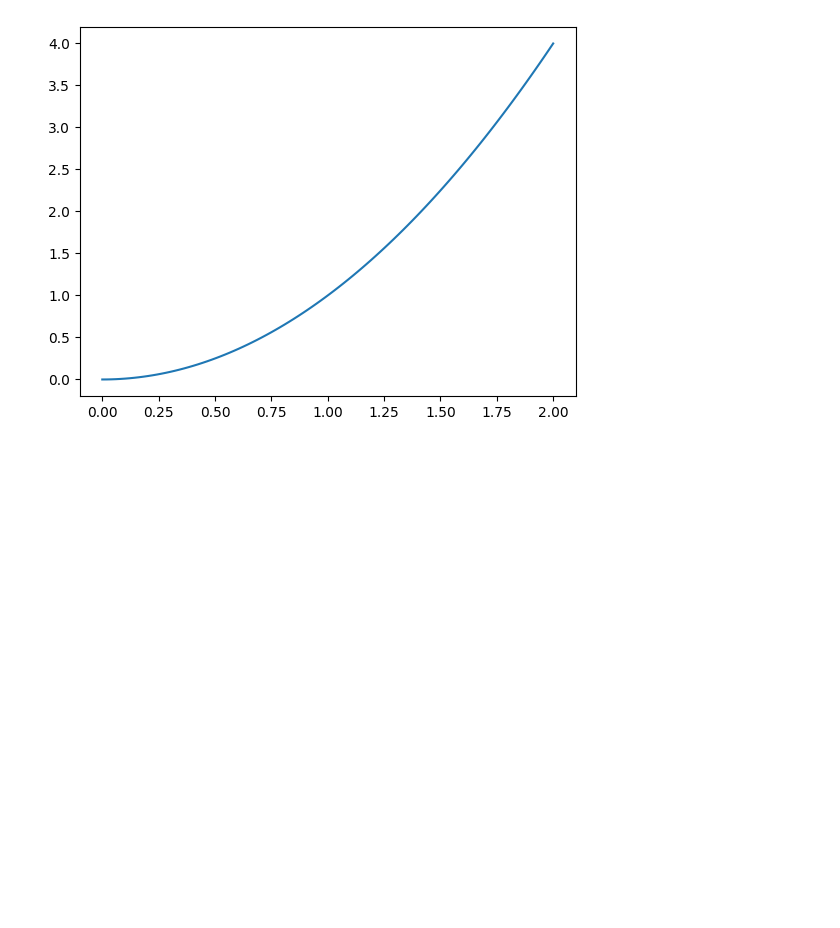
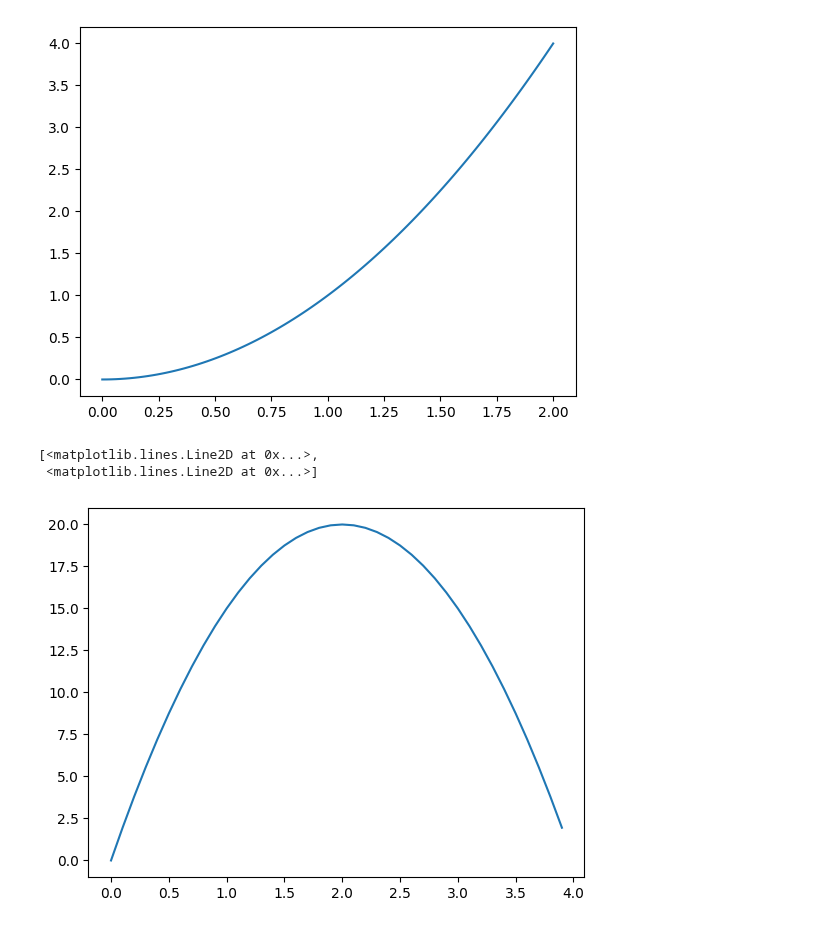
Before and after one commit to solarecho3/vectors, a Jupyter notebook: calculus.ipynb, the cells around one changed output. Cells and saved outputs as stored; diff of their text form; code cells hidden in the pictures; blank space fills up the shorter version.

```diff
--- a/calculus.ipynb
+++ b/calculus.ipynb
@@ -82,0 +85,30 @@ def area_dx(d,x):
+# %%
+import numpy as np
+import matplotlib.pyplot as plt
+
+# Position: h(t) = -5t² + 20t
+# Velocity: h'(t) = -10t + 20  (derivative of position)
+# Acceleration: h''(t) = -10    (derivative of velocity)
+
+def pos(t):
+   return (-5 * (t**2)) + (20 * t)
+
+def vel(t):
+    return (-10 * t) + (20)
+
+def throw(t):
+    return (pos(t), vel(t))
+
+x = []
+y = []
+y2 = []
+
+for second in np.arange(0,4,0.1):
+    x.append(second)
+    y.append(throw(second)[0])
+
+plt.plot(x, y, y2)
+# %% [output]
+[<matplotlib.lines.Line2D at 0x...>,
+ <matplotlib.lines.Line2D at 0x...>]
+[figure, added]
```
Also changed, not shown: parts of 5 cells of this notebook, 2 other files.
